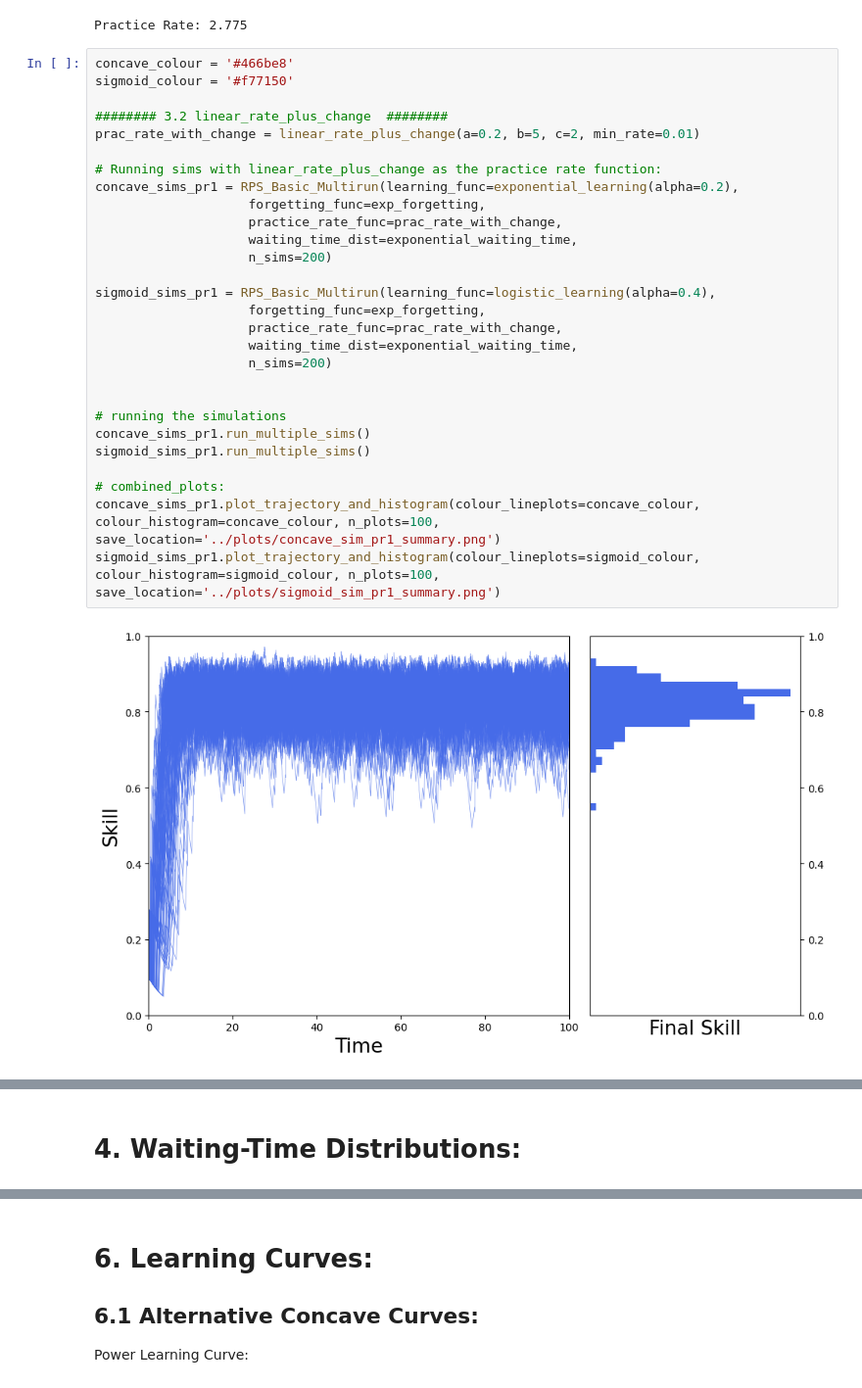
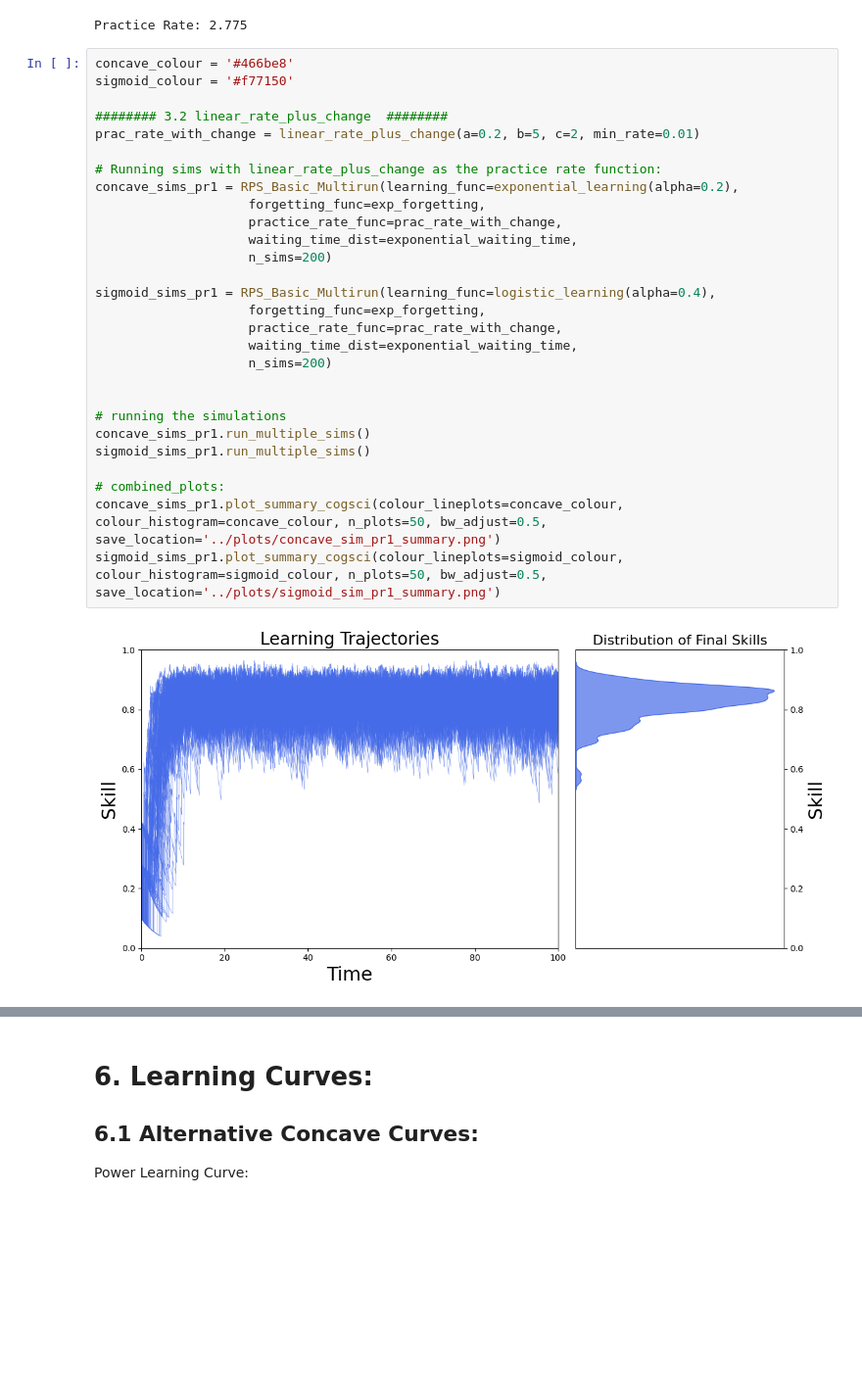
Before and after one commit to plaskar/rps_model, a Jupyter notebook: notebooks/Basic Model Analysis.ipynb, the cells around one changed output, grey strips where cells are left out. Shown at 98% size. Cells and saved outputs as stored; diff of their text form; blank space fills up the shorter version.

```diff
--- a/notebooks/Basic Model Analysis.ipynb
+++ b/notebooks/Basic Model Analysis.ipynb
@@ -139,30 +147,30 @@ Practice Rate: 2.775
 # %%
 concave_colour = '#466be8'
 sigmoid_colour = '#f77150'
 
 ######## 3.2 linear_rate_plus_change  ########
 prac_rate_with_change = linear_rate_plus_change(a=0.2, b=5, c=2, min_rate=0.01)
 
 # Running sims with linear_rate_plus_change as the practice rate function:
 concave_sims_pr1 = RPS_Basic_Multirun(learning_func=exponential_learning(alpha=0.2),
                     forgetting_func=exp_forgetting,
                     practice_rate_func=prac_rate_with_change,
                     waiting_time_dist=exponential_waiting_time,
                     n_sims=200)
 
 sigmoid_sims_pr1 = RPS_Basic_Multirun(learning_func=logistic_learning(alpha=0.4),
                     forgetting_func=exp_forgetting,
                     practice_rate_func=prac_rate_with_change,
                     waiting_time_dist=exponential_waiting_time,
                     n_sims=200)
 
 
 # running the simulations
 concave_sims_pr1.run_multiple_sims()
 sigmoid_sims_pr1.run_multiple_sims()
 
 # combined_plots:
-concave_sims_pr1.plot_trajectory_and_histogram(colour_lineplots=concave_colour, colour_histogram=concave_colour, n_plots=100, save_location='../plots/concave_sim_pr1_summary.png')
-sigmoid_sims_pr1.plot_trajectory_and_histogram(colour_lineplots=sigmoid_colour, colour_histogram=sigmoid_colour, n_plots=100, save_location='../plots/sigmoid_sim_pr1_summary.png')
+concave_sims_pr1.plot_summary_cogsci(colour_lineplots=concave_colour, colour_histogram=concave_colour, n_plots=50, bw_adjust=0.5, save_location='../plots/concave_sim_pr1_summary.png')
+sigmoid_sims_pr1.plot_summary_cogsci(colour_lineplots=sigmoid_colour, colour_histogram=sigmoid_colour, n_plots=50, bw_adjust=0.5, save_location='../plots/sigmoid_sim_pr1_summary.png')
 # %% [output]
-[figure, old version]
+[figure, new version]
@@ -170,2 +177,0 @@ sigmoid_sims_pr1.plot_trajectory_and_histogram(colour_lineplots=sigmoid_colour,
-# %% [markdown]
-# 4. Waiting-Time Distributions:
```
Also changed, not shown: parts of 9 cells of this notebook, 39 other files.
